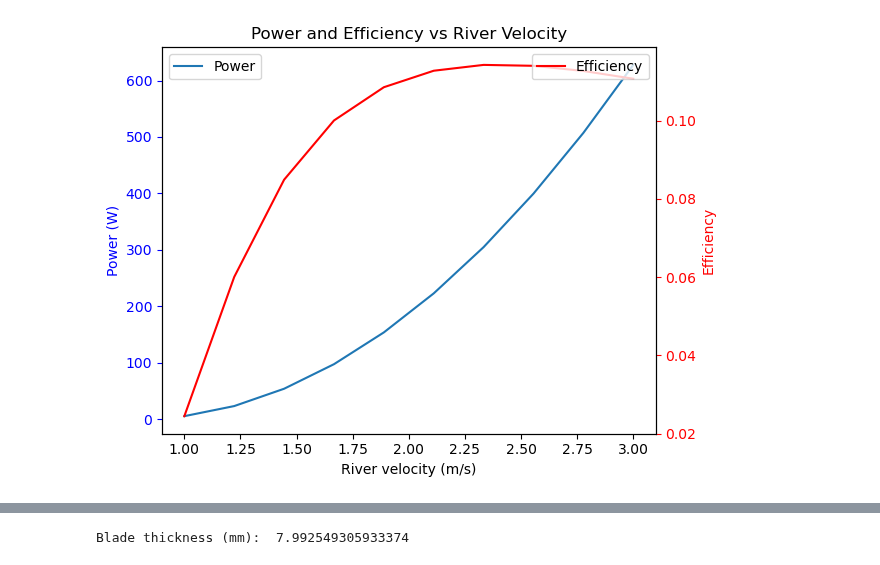
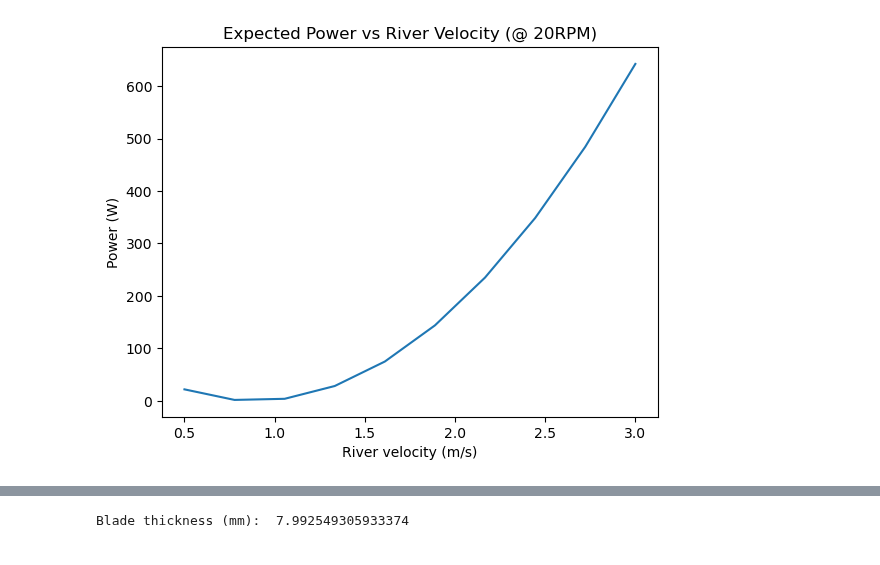
Before and after one commit to pilipb/DP5-code, a Jupyter notebook: main.ipynb, the cells around one changed output, grey strips where cells are left out. Saved outputs shown, nothing was run; the diff lists cells and outputs as text; code cells hidden in the pictures.

Commit message:
more plots

```diff
--- a/main.ipynb
+++ b/main.ipynb
@@ -48,39 +108,46 @@ Pontoon height:  0.24350538003831051
 # %%
 # calculate RPM (using the velocity model for shaft power output)
-v = np.linspace(1,3,10)
-
-p_array = power(v, runner_diameter=turbine_diameter, r_drum=r_drum, L=turbine_width/2, RPM=18)
+v = np.linspace(0.5,3,10)
+p_array = power(v, runner_diameter=turbine_diameter, r_drum=r_drum, L=turbine_width/2, RPM=20)
 
 max_power_array = []
 # compare to the power of that flow to get the efficiency
 blade_area = ((turbine_diameter/2) - r_drum) * turbine_width
 for i in range(len(v)):
     p, _,_,_,_ = power_calc(efficiency=1,V=v[i],A=blade_area)
     max_power_array.append(p)
 
 # overall efficiency
 eff = p_array/max_power_array
 efficiency = max(eff)
 
-# plot power vs velocity and efficiency vs velocity on the same plot
-fig, ax1 = plt.subplots()
-ax1.plot(v,p_array, label='Power')
-ax1.set_xlabel('River velocity (m/s)')
-ax1.set_ylabel('Power (W)', color='b')
-ax1.tick_params('y', colors='b')
-ax1.set_title('Power and Efficiency vs River Velocity')
-ax1.legend(loc='upper left')
+# plot power vs velocity
+plt.plot(v,p_array)
+plt.xlabel('River velocity (m/s)')
+plt.ylabel('Power (W)')
+plt.title('Expected Power vs River Velocity (@ 20RPM)')
+plt.show()
 
-ax2 = ax1.twinx()
-ax2.plot(v,eff, label='Efficiency', color='r')
-ax2.set_ylabel('Efficiency', color='r')
-ax2.tick_params('y', colors='r')
-ax2.legend(loc='upper right')
 
-fig.tight_layout()
-plt.show()
+# # plot power vs velocity and efficiency vs velocity on the same plot
+# fig, ax1 = plt.subplots()
+# ax1.plot(v,p_array, label='Power')
+# ax1.set_xlabel('River velocity (m/s)')
+# ax1.set_ylabel('Power (W)', color='b')
+# ax1.tick_params('y', colors='b')
+# ax1.set_title('Power and Efficiency vs River Velocity')
+# ax1.legend(loc='upper left')
+
+# ax2 = ax1.twinx()
+# ax2.plot(v,eff, label='Efficiency', color='r')
+# ax2.set_ylabel('Efficiency', color='r')
+# ax2.tick_params('y', colors='r')
+# ax2.legend(loc='upper right')
+
+# fig.tight_layout()
+# plt.show()
 # %% [output]
-[figure, old version]
+[figure, new version]
 # %%
 # with the RPM, power requirements, river velocity, and efficiency estimates for components
 # calculate base dimensions for the turbine (width and radius of the turbine) (calculate rough volume of the turbine)
```
Also changed, not shown: parts of 10 cells of this notebook.
